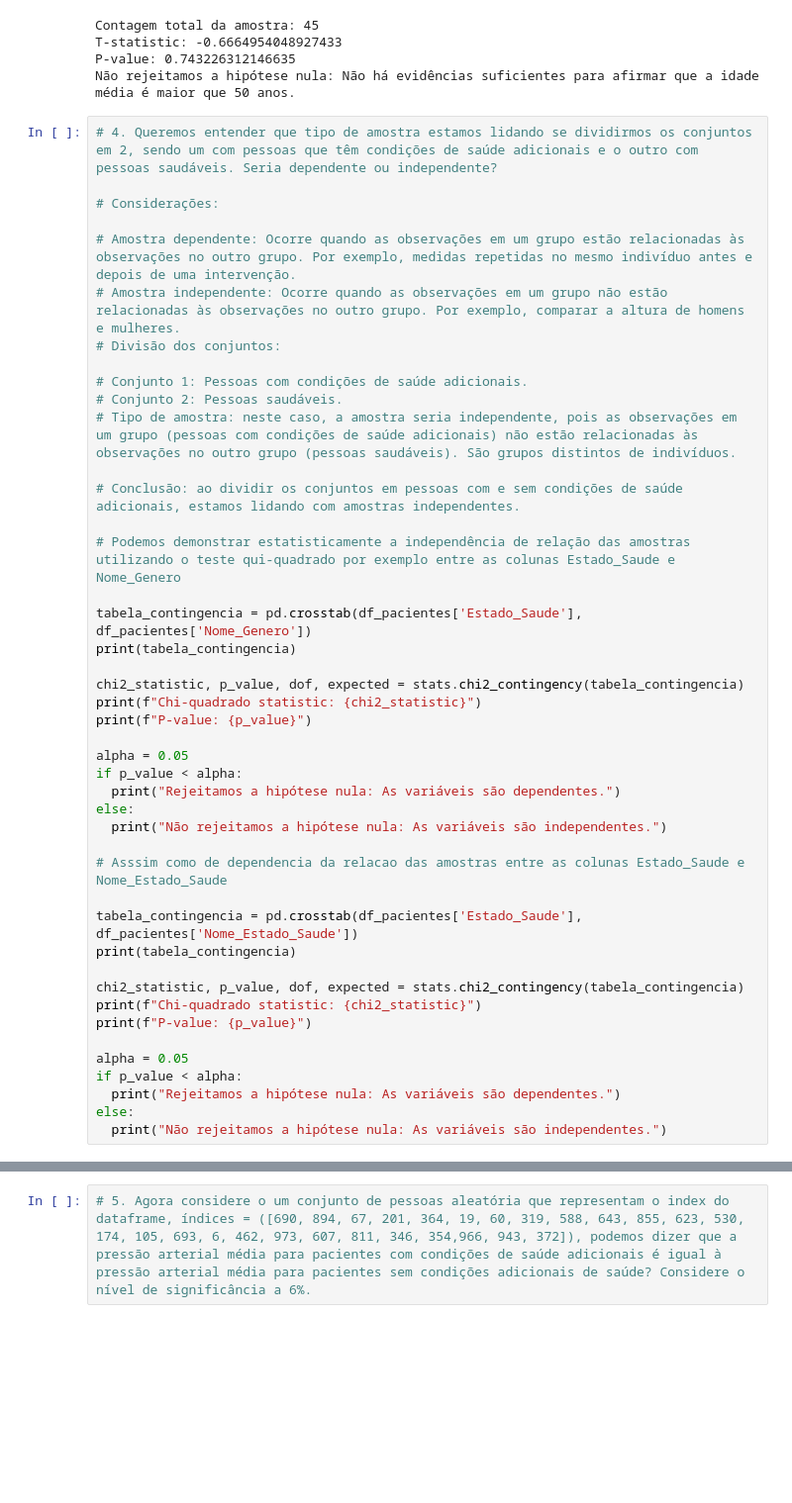
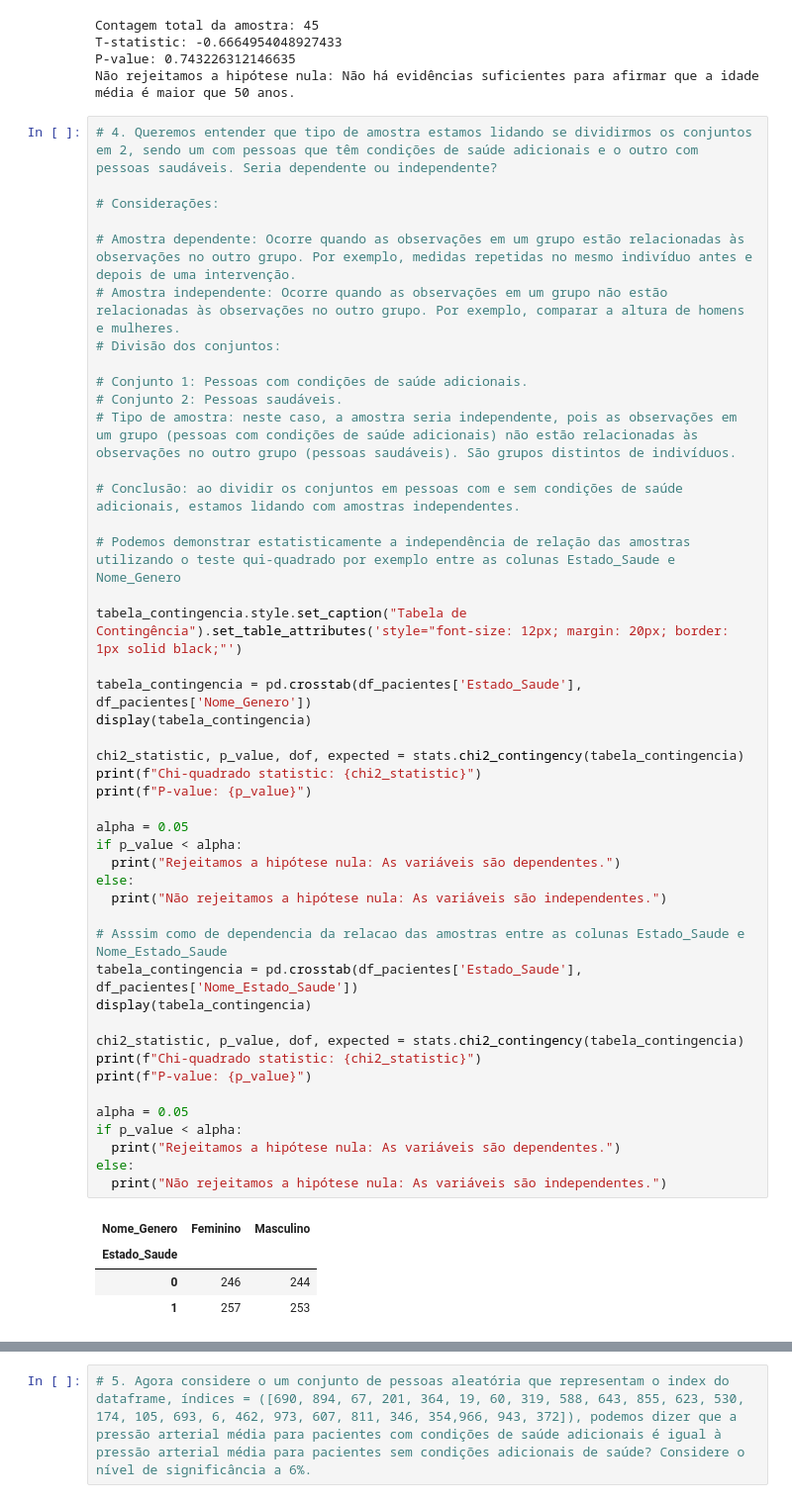
Before and after one commit to dsreliete/Womakerscode_DA_desafio_individual, a Jupyter notebook: DesafioIndividual5ElietedaSilvaRodrigues.ipynb, the cells around one changed output, grey strips where cells are left out. Shown at 99% size. Cells and saved outputs as stored; diff of their text form; blank space fills up the shorter version.

Commit message:
formata tabela de contingencia

```diff
--- a/DesafioIndividual5ElietedaSilvaRodrigues.ipynb
+++ b/DesafioIndividual5ElietedaSilvaRodrigues.ipynb
@@ -153,33 +152,38 @@ Não rejeitamos a hipótese nula: Não há evidências suficientes para afirmar
 
 # Conclusão: ao dividir os conjuntos em pessoas com e sem condições de saúde adicionais, estamos lidando com amostras independentes.
 
 # Podemos demonstrar estatisticamente a independência de relação das amostras utilizando o teste qui-quadrado por exemplo entre as colunas Estado_Saude e Nome_Genero
 
+tabela_contingencia.style.set_caption("Tabela de Contingência").set_table_attributes('style="font-size: 12px; margin: 20px; border: 1px solid black;"')
+
 tabela_contingencia = pd.crosstab(df_pacientes['Estado_Saude'], df_pacientes['Nome_Genero'])
-print(tabela_contingencia)
+display(tabela_contingencia)
 
 chi2_statistic, p_value, dof, expected = stats.chi2_contingency(tabela_contingencia)
 print(f"Chi-quadrado statistic: {chi2_statistic}")
 print(f"P-value: {p_value}")
 
 alpha = 0.05
 if p_value < alpha:
   print("Rejeitamos a hipótese nula: As variáveis são dependentes.")
 else:
   print("Não rejeitamos a hipótese nula: As variáveis são independentes.")
 
 # Asssim como de dependencia da relacao das amostras entre as colunas Estado_Saude e Nome_Estado_Saude
-
 tabela_contingencia = pd.crosstab(df_pacientes['Estado_Saude'], df_pacientes['Nome_Estado_Saude'])
-print(tabela_contingencia)
+display(tabela_contingencia)
 
 chi2_statistic, p_value, dof, expected = stats.chi2_contingency(tabela_contingencia)
 print(f"Chi-quadrado statistic: {chi2_statistic}")
 print(f"P-value: {p_value}")
 
 alpha = 0.05
 if p_value < alpha:
   print("Rejeitamos a hipótese nula: As variáveis são dependentes.")
 else:
   print("Não rejeitamos a hipótese nula: As variáveis são independentes.")
 # %% [output]
+| Nome_Genero | Feminino | Masculino |
+| Estado_Saude |  |  |
+| 0 | 246 | 244 |
+| 1 | 257 | 253 |
```
Also changed, not shown: parts of 2 cells of this notebook.
